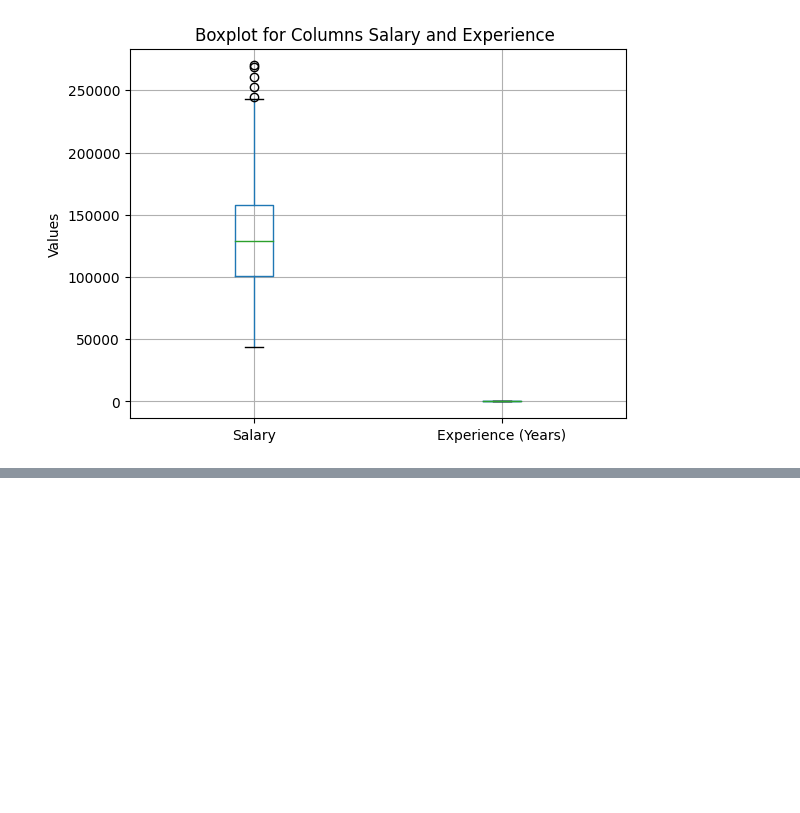
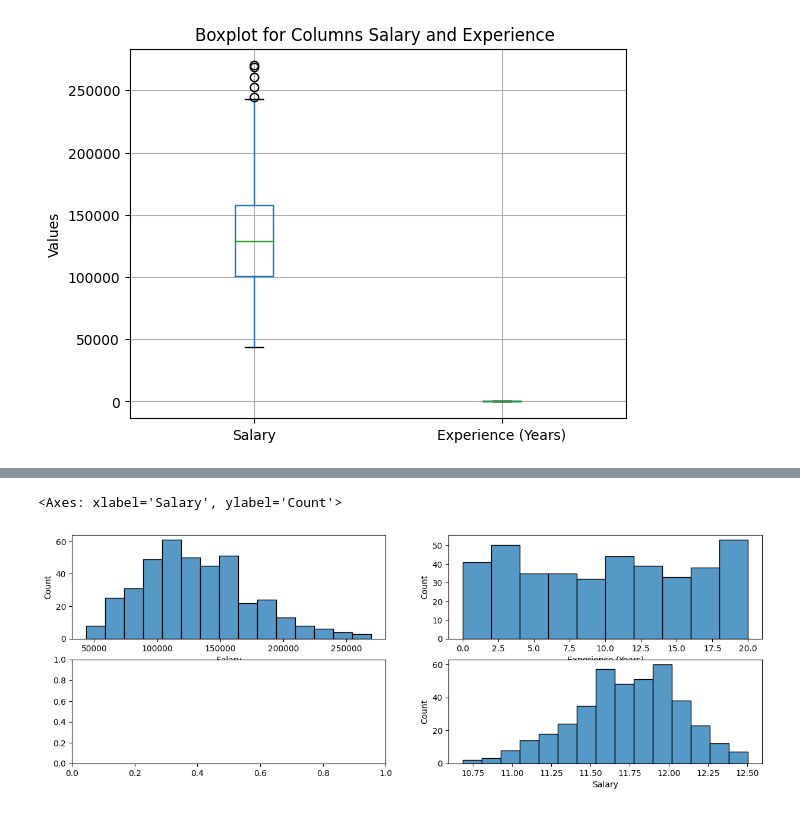
Before and after one commit to Farazmghm/Business-Machine-Learning-and-EDA, a Jupyter notebook: IT_employees.ipynb, the cells around one changed output, grey strips where cells are left out. Cells and saved outputs as stored; diff of their text form; code cells hidden in the pictures; blank space fills up the shorter version.

```diff
--- a/IT_employees.ipynb
+++ b/IT_employees.ipynb
@@ -124,0 +140,8 @@ kurtosis:0.09270807500098632
+# %%
+fig,axes=plt.subplots(nrows=2,ncols=2,figsize=(15,5))
+sns.histplot(df['Salary'],ax=axes[0,0])
+sns.histplot(df['Experience (Years)'],ax=axes[0,1])
+sns.histplot(np.log(df['Salary']))
+# %% [output]
+<Axes: xlabel='Salary', ylabel='Count'>
+[figure, added]
```
Also changed, not shown: parts of 1 cell of this notebook.
